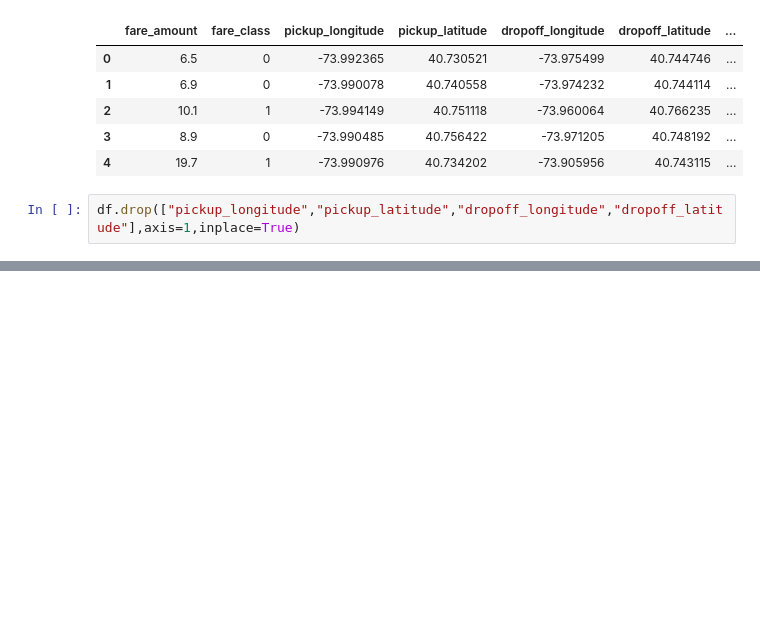
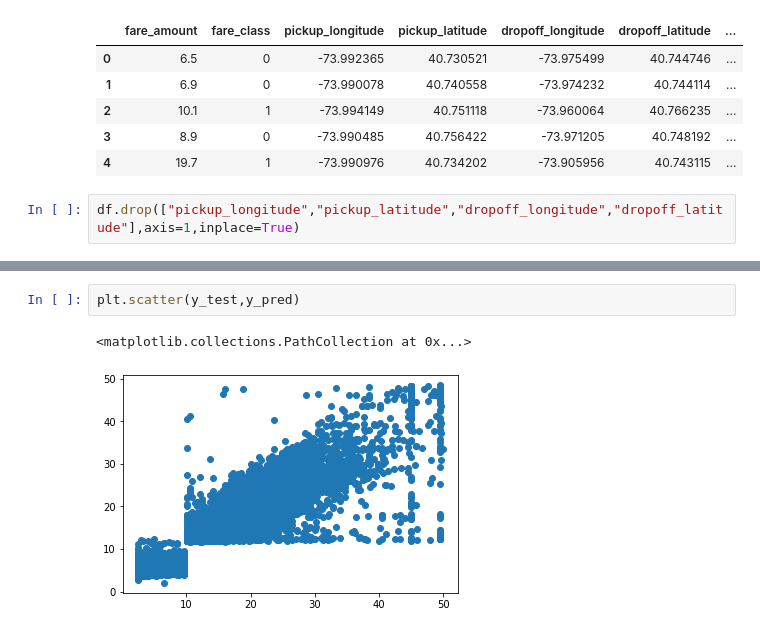
Before and after one commit to OvinduWijethunge/Machine_Learning_Projects, a Jupyter notebook: newyork_taxi_fare_prediction/EDA & FE.ipynb, the cells around one changed output, grey strips where cells are left out. Drawn from its saved outputs; the diff is of its cells as text; blank space fills up the shorter version.

```diff
--- a/newyork_taxi_fare_prediction/EDA & FE.ipynb
+++ b/newyork_taxi_fare_prediction/EDA & FE.ipynb
@@ -231,0 +287,5 @@ df.head()
+# %%
+plt.scatter(y_test,y_pred)
+# %% [output]
+<matplotlib.collections.PathCollection at 0x...>
+[figure, added]
```
Also changed, not shown: parts of 45 cells of this notebook.
